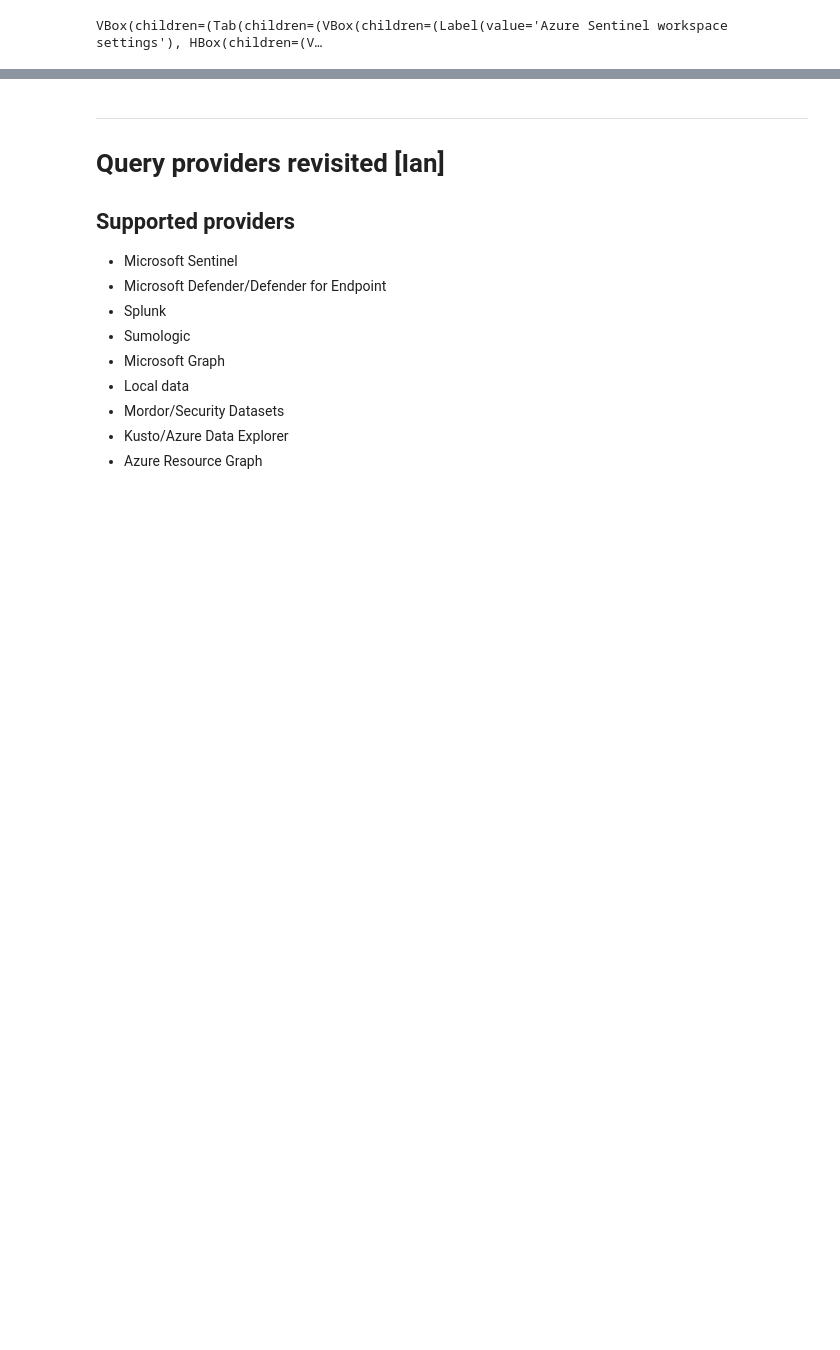
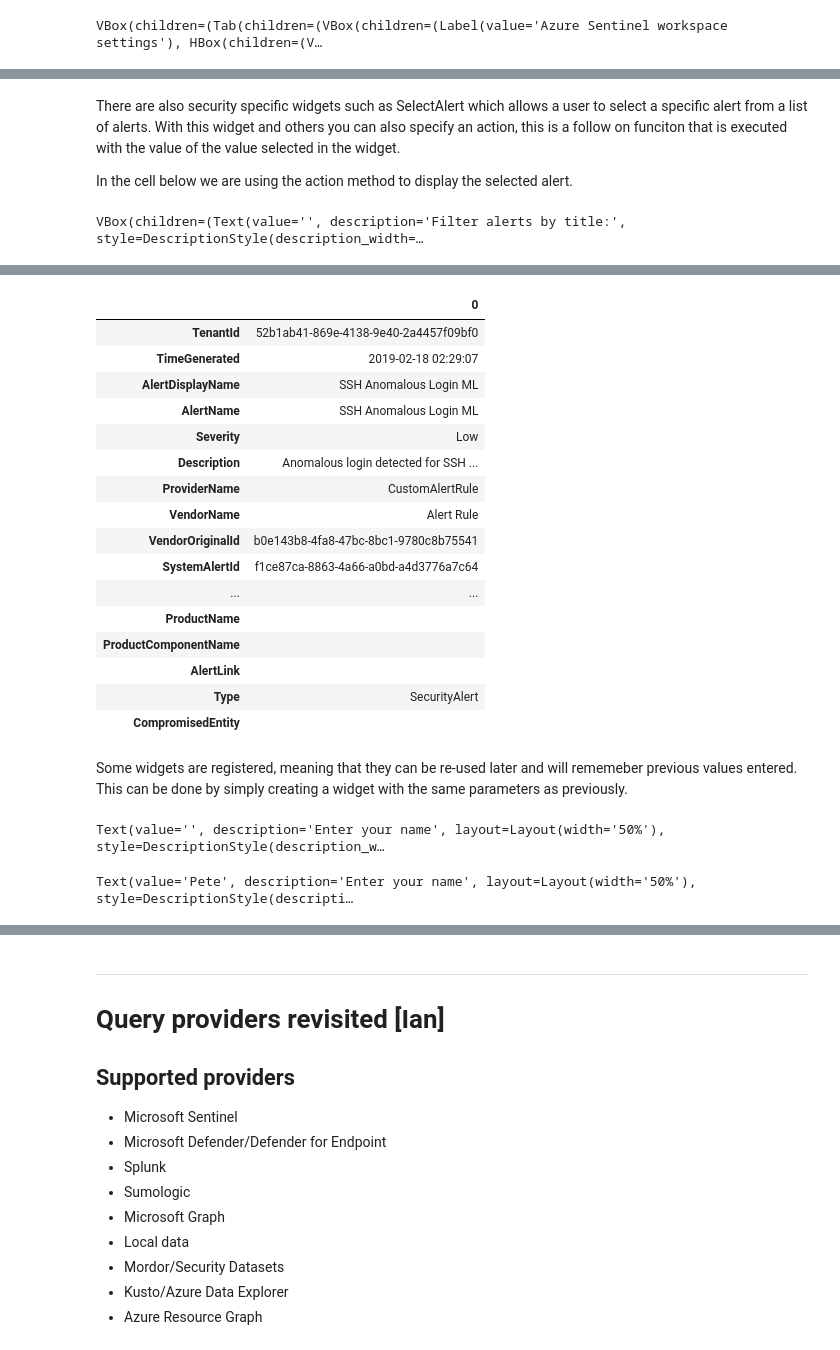
Before and after one commit to OTRF/infosec-jupyterthon, a Jupyter notebook: docs/workshops/2021/notebooks_for_secutity_operations/day2/day2-4-MSTICPy.ipynb, the cells around one changed output, grey strips where cells are left out. Saved outputs shown, nothing was run; the diff lists cells and outputs as text; code cells hidden in the pictures; blank space fills up the shorter version.

Commit message:
MSTICPy intro

```diff
--- a/docs/workshops/2021/notebooks_for_secutity_operations/day2/day2-4-MSTICPy.ipynb
+++ b/docs/workshops/2021/notebooks_for_secutity_operations/day2/day2-4-MSTICPy.ipynb
@@ -89,0 +160,15 @@ AzureSentinel:
+# %% [markdown]
+There are also security specific widgets such as SelectAlert which allows a user to select a specific alert from a list of alerts.
+With this widget and others you can also specify an action, this is a follow on funciton that is executed with the value of the value selected in the widget.
+
+In the cell below we are using the action method to display the selected alert.
+# %%
+import pandas as pd
+from msticpy.nbtools.nbdisplay import display_alert
+
+# As discussed earlier pands read_* functions can call remote files as well as local ones.
+alerts = pd.read_pickle("https://github.com/microsoft/msticpy/raw/main/tests/testdata/localdata/alerts_list.pkl")
+alert_select = SelectAlert(alerts=alerts, action=display_alert)
+alert_select.display()
+# %% [output]
+VBox(children=(Text(value='', description='Filter alerts by title:', style=DescriptionStyle(description_width=…
@@ -89,0 +178,30 @@ AzureSentinel:
+|  | 0 |
+| TenantId | 52b1ab41-869e-4138-9e40-2a4457f09bf0 |
+| TimeGenerated | 2019-02-18 02:29:07 |
+| AlertDisplayName | SSH Anomalous Login ML |
+| AlertName | SSH Anomalous Login ML |
+| Severity | Low |
+| Description | Anomalous login detected for SSH ... |
+| ProviderName | CustomAlertRule |
+| VendorName | Alert Rule |
+| VendorOriginalId | b0e143b8-4fa8-47bc-8bc1-9780c8b75541 |
+| SystemAlertId | f1ce87ca-8863-4a66-a0bd-a4d3776a7c64 |
+| ... | ... |
+| ProductName |  |
+| ProductComponentName |  |
+| AlertLink |  |
+| Type | SecurityAlert |
+| CompromisedEntity |  |
+# %% [markdown]
+Some widgets are registered, meaning that they can be re-used later and will rememeber previous values entered.<br>
+This can be done by simply creating a widget with the same parameters as previously.
+# %%
+mem_text = GetText(prompt="Enter your name")
+mem_text
+# %% [output]
+Text(value='', description='Enter your name', layout=Layout(width='50%'), style=DescriptionStyle(description_w…
+# %%
+mem_text = GetText(prompt="Enter your name")
+mem_text
+# %% [output]
+Text(value='Pete', description='Enter your name', layout=Layout(width='50%'), style=DescriptionStyle(descripti…
```
Also changed, not shown: parts of 23 cells of this notebook.
